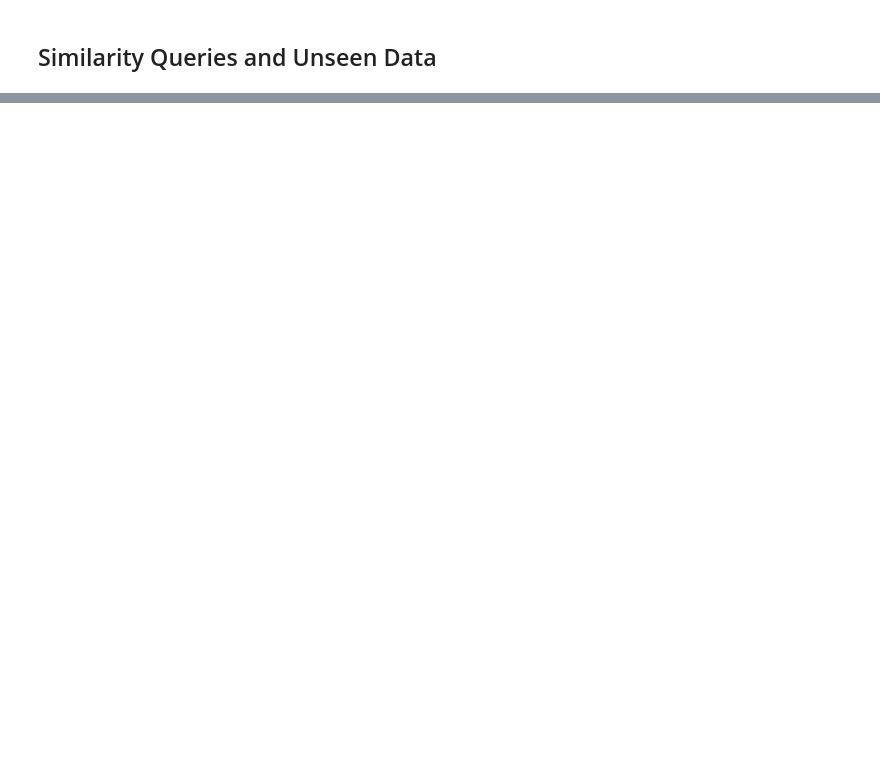
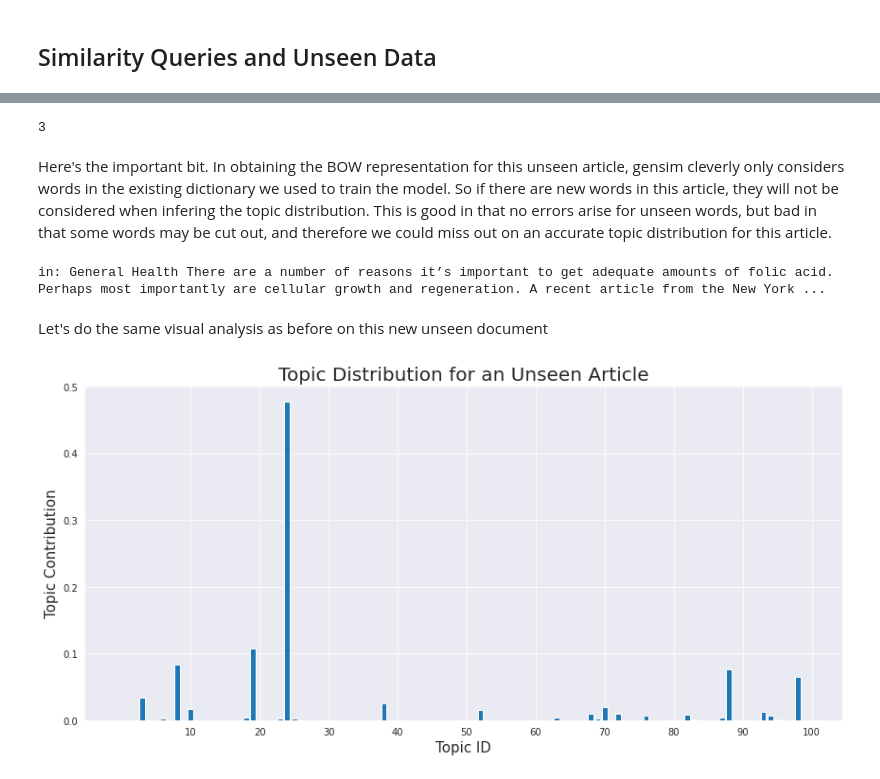
Before and after one commit to heldergr/tcc-pucmg-2, a Jupyter notebook: src/python/notebooks/estudos-similarity/similarity.ipynb, the cells around one changed output, grey strips where cells are left out. Drawn from its saved outputs; the diff is of its cells as text; code cells hidden in the pictures; blank space fills up the shorter version.

Commit message:
Calculo de semelhanca entre documentos

```diff
--- a/src/python/notebooks/estudos-similarity/similarity.ipynb
+++ b/src/python/notebooks/estudos-similarity/similarity.ipynb
@@ -412,0 +413,31 @@ for i in doc_distribution.argsort()[-5:][::-1]:
+# %%
+# select and article at random from test_df
+random_article_index = np.random.randint(len(test_df))
+print(random_article_index)
+# %% [output]
+3
+# %% [markdown]
+Here's the important bit. In obtaining the BOW representation for this unseen article, gensim cleverly only considers words in the existing dictionary we used to train the model. So if there are new words in this article, they will not be considered when infering the topic distribution. This is good in that no errors arise for unseen words, but bad in that some words may be cut out, and therefore we could miss out on an accurate topic distribution for this article.
+# %%
+new_bow = dictionary.doc2bow(test_df.iloc[random_article_index,7])
+# %%
+print(test_df.iloc[random_article_index,3])
+# %% [output]
+in: General Health There are a number of reasons it’s important to get adequate amounts of folic acid. Perhaps most importantly are cellular growth and regeneration. A recent article from the New York ...
+# %%
+new_doc_distribution = np.array([tup[1] for tup in lda.get_document_topics(bow=new_bow)])
+# %% [markdown]
+Let's do the same visual analysis as before on this new unseen document
+# %%
+# bar plot of topic distribution for this document
+fig, ax = plt.subplots(figsize=(12,6));
+# the histogram of the data
+patches = ax.bar(np.arange(len(new_doc_distribution)), new_doc_distribution)
+ax.set_xlabel('Topic ID', fontsize=15)
+ax.set_ylabel('Topic Contribution', fontsize=15)
+ax.set_title("Topic Distribution for an Unseen Article", fontsize=20)
+ax.set_xticks(np.linspace(10,100,10))
+fig.tight_layout()
+plt.show()
+# %% [output]
+[figure, added]
```
Also changed, not shown: parts of 30 cells of this notebook, 2 other files.
